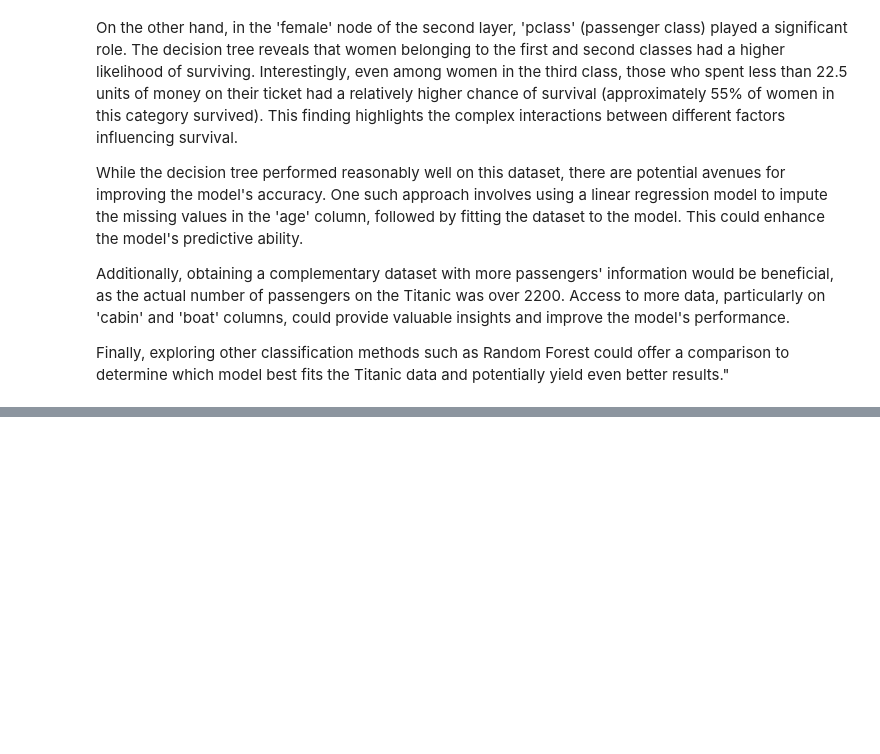
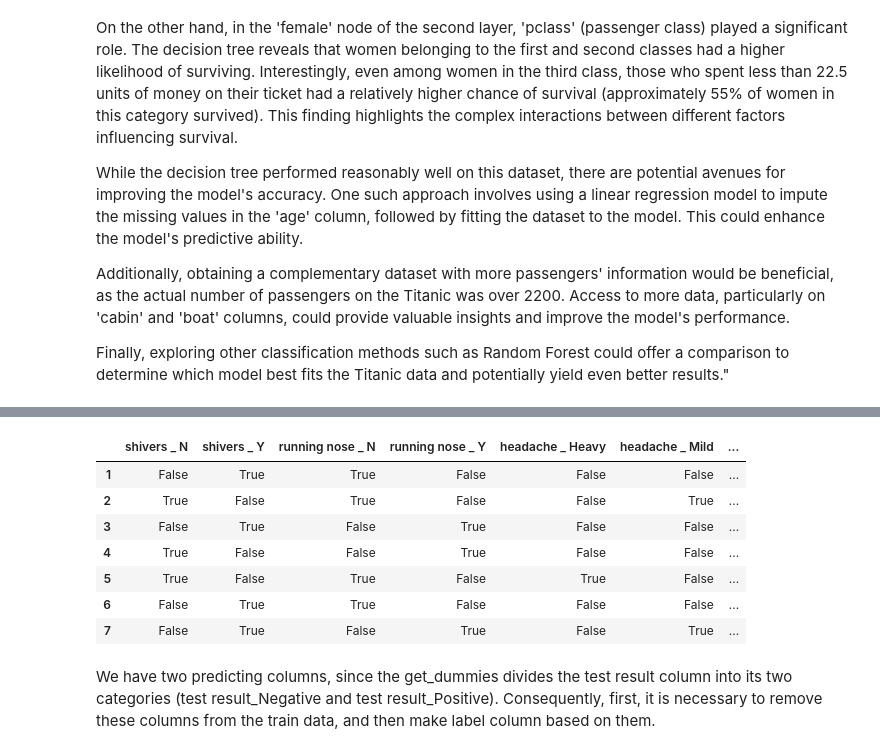
Before and after one commit to hooman-b/Machine_learning_assignments, a Jupyter notebook: Supervised_Learning/Sixth_Assignment/Assignment6.ipynb, the cells around one changed output, grey strips where cells are left out. Drawn from its saved outputs; the diff is of its cells as text; code cells hidden in the pictures; blank space fills up the shorter version.

```diff
--- a/Supervised_Learning/Sixth_Assignment/Assignment6.ipynb
+++ b/Supervised_Learning/Sixth_Assignment/Assignment6.ipynb
@@ -80,11 +83,13 @@ def configReader():
     return config
 # %%
 def dataframe_maker(config):
-    file_directory, file_name = config.values()
+    file_directory, file_name_titanic, file_name_covid = config.values()
     os.chdir(file_directory)
-    df = pd.read_excel(file_name)#.drop('Unnamed: 32', axis=1)
-    return df
-df = dataframe_maker(configReader())
+    df_titanic = pd.read_excel(file_name_titanic)
+    df_covid = pd.read_csv(file_name_covid, sep='|')
+    return df_titanic, df_covid
+df_titanic, df_covid = dataframe_maker(configReader())
+df = df_titanic
 df.head()
 # %% [output]
 |  | pclass | survived | name | sex | age | sibsp | parch | ticket | fare | cabin | embarked | ... |
@@ -598,0 +605,5 @@ If you let your fitted classifier predict the test results (based on all the dat
+# %%
+# Drop the first row, which is empty. Also drop 'Roommate' column
+df  = df_covid.drop(0, axis=0)
+df = df.drop(axis=1, columns=['Roommate '])
+df
@@ -598,0 +619,15 @@ If you let your fitted classifier predict the test results (based on all the dat
+# %%
+# make det_dummies data frame
+df_dummies = pd.get_dummies(df)
+df_dummies
+# %% [output]
+|  | shivers _ N | shivers _ Y | running nose _ N | running nose _ Y | headache _ Heavy | headache _ Mild | ... |
+| 1 | False | True | True | False | False | False | ... |
+| 2 | True | False | True | False | False | True | ... |
+| 3 | False | True | False | True | False | False | ... |
+| 4 | True | False | False | True | False | False | ... |
+| 5 | True | False | True | False | True | False | ... |
+| 6 | False | True | True | False | False | False | ... |
+| 7 | False | True | False | True | False | True | ... |
+# %% [markdown]
+We have two predicting columns, since the get_dummies divides the test result column into its two categories (test result_Negative and test result_Positive). Consequently, first, it is necessary to remove these columns from the train data, and then make label column based on them.
```
Also changed, not shown: parts of 23 cells of this notebook, 2 other files.
